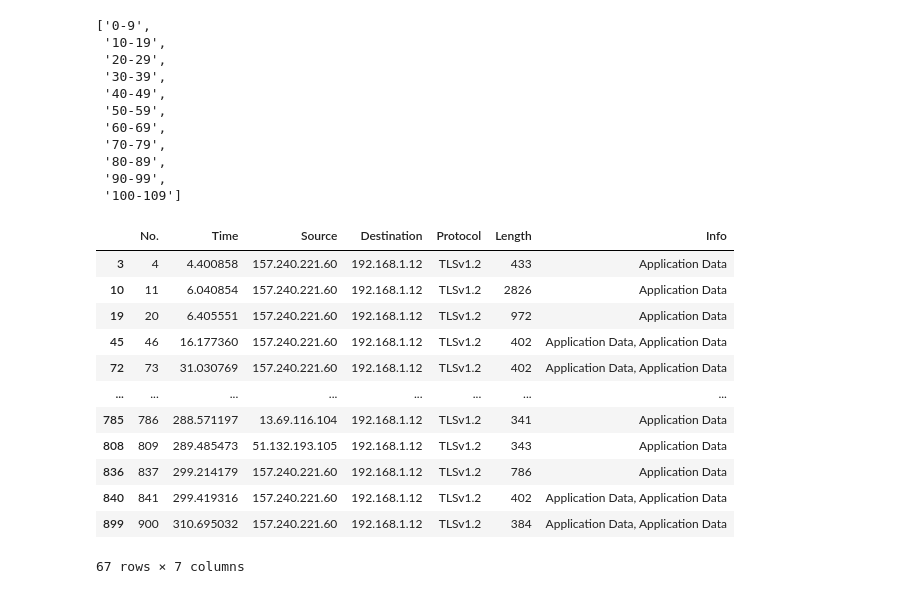
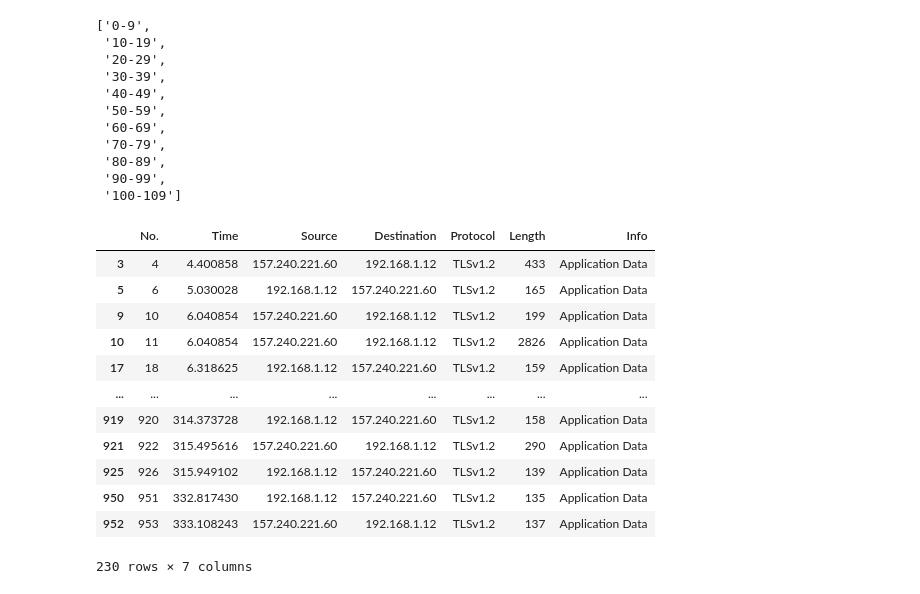
Before and after one commit to NoaAmichai/Computer_networks_final_project, a Jupyter notebook: project.ipynb, the cells around one changed output. Cells and saved outputs as stored; diff of their text form; code cells hidden in the pictures.

```diff
--- a/project.ipynb
+++ b/project.ipynb
@@ -261,22 +198,22 @@ my_bins
  '100-109']
 # %%
 #filtered length lower than 300 because it is likely to be noise
-new_filtered = text_data_filtered.loc[text_data_filtered['Length'] > 300]
+new_filtered = text_data_filtered.loc[text_data_filtered['Length'] > 100]
 new_filtered
 # %% [output]
 |  | No. | Time | Source | Destination | Protocol | Length | Info |
 | 3 | 4 | 4.400858 | 157.240.221.60 | 192.168.1.12 | TLSv1.2 | 433 | Application Data |
+| 5 | 6 | 5.030028 | 192.168.1.12 | 157.240.221.60 | TLSv1.2 | 165 | Application Data |
+| 9 | 10 | 6.040854 | 157.240.221.60 | 192.168.1.12 | TLSv1.2 | 199 | Application Data |
 | 10 | 11 | 6.040854 | 157.240.221.60 | 192.168.1.12 | TLSv1.2 | 2826 | Application Data |
-| 19 | 20 | 6.405551 | 157.240.221.60 | 192.168.1.12 | TLSv1.2 | 972 | Application Data |
-| 45 | 46 | 16.177360 | 157.240.221.60 | 192.168.1.12 | TLSv1.2 | 402 | Application Data, Application Data |
-| 72 | 73 | 31.030769 | 157.240.221.60 | 192.168.1.12 | TLSv1.2 | 402 | Application Data, Application Data |
+| 17 | 18 | 6.318625 | 192.168.1.12 | 157.240.221.60 | TLSv1.2 | 159 | Application Data |
 | ... | ... | ... | ... | ... | ... | ... | ... |
-| 785 | 786 | 288.571197 | 13.69.116.104 | 192.168.1.12 | TLSv1.2 | 341 | Application Data |
-| 808 | 809 | 289.485473 | 51.132.193.105 | 192.168.1.12 | TLSv1.2 | 343 | Application Data |
-| 836 | 837 | 299.214179 | 157.240.221.60 | 192.168.1.12 | TLSv1.2 | 786 | Application Data |
-| 840 | 841 | 299.419316 | 157.240.221.60 | 192.168.1.12 | TLSv1.2 | 402 | Application Data, Application Data |
-| 899 | 900 | 310.695032 | 157.240.221.60 | 192.168.1.12 | TLSv1.2 | 384 | Application Data, Application Data |
+| 919 | 920 | 314.373728 | 192.168.1.12 | 157.240.221.60 | TLSv1.2 | 158 | Application Data |
+| 921 | 922 | 315.495616 | 157.240.221.60 | 192.168.1.12 | TLSv1.2 | 290 | Application Data |
+| 925 | 926 | 315.949102 | 192.168.1.12 | 157.240.221.60 | TLSv1.2 | 139 | Application Data |
+| 950 | 951 | 332.817430 | 192.168.1.12 | 157.240.221.60 | TLSv1.2 | 135 | Application Data |
+| 952 | 953 | 333.108243 | 157.240.221.60 | 192.168.1.12 | TLSv1.2 | 137 | Application Data |
-67 rows × 7 columns
+230 rows × 7 columns
 # %%
 new_time = new_filtered['Time']
 new_length = new_filtered['Length']
```
Also changed, not shown: parts of 25 cells of this notebook, 6 other files.
